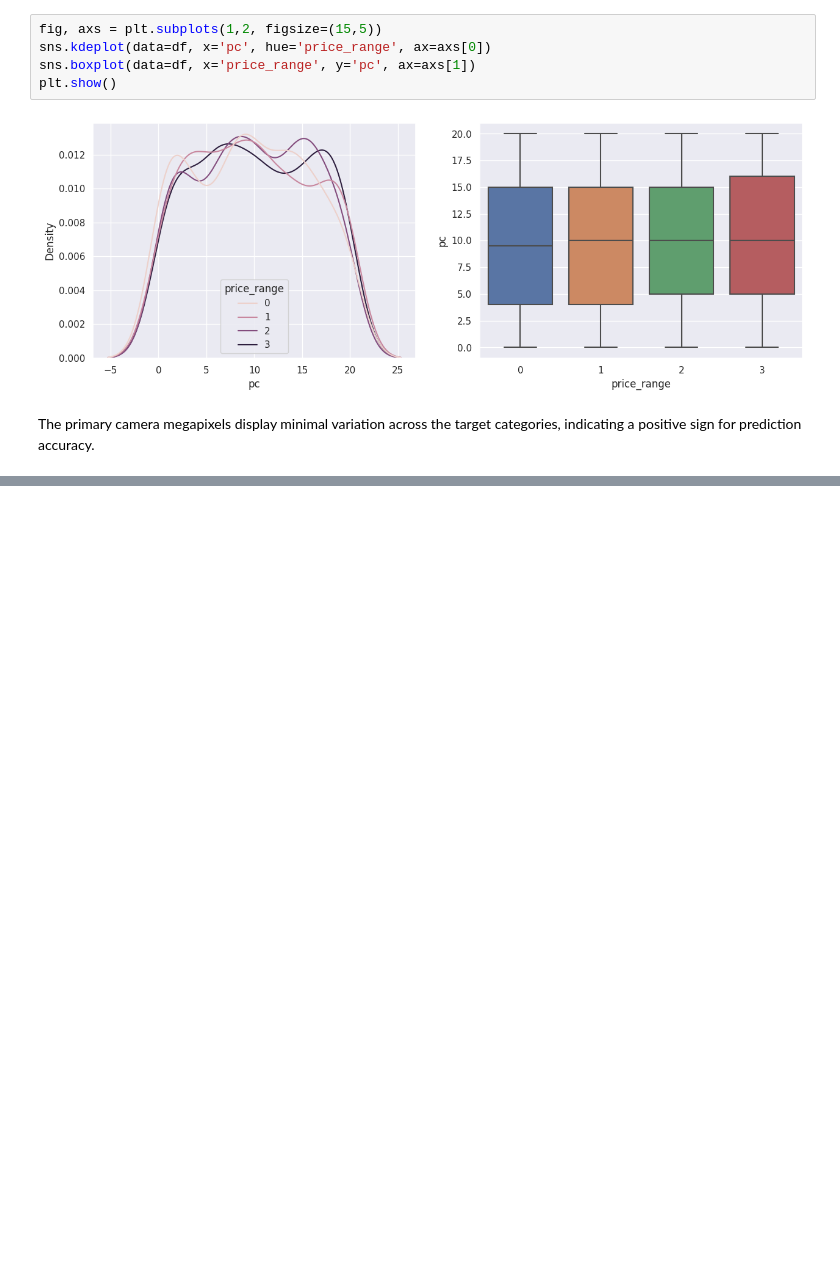
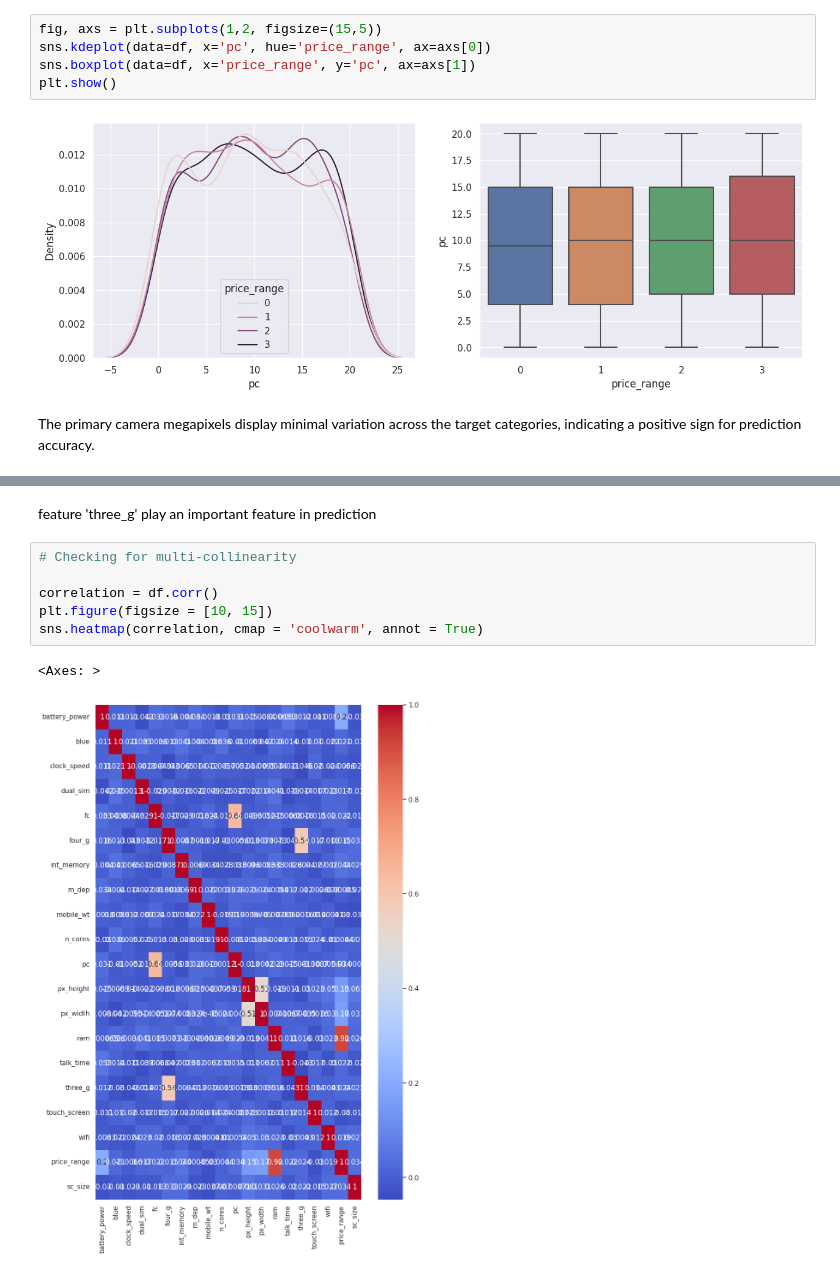
Before and after one commit to VishalKamde/Classification-Project, a Jupyter notebook: Mobile_Price_Range_Prediction_Vishal_Kamde.ipynb, the cells around one changed output, grey strips where cells are left out. Cells and saved outputs as stored; diff of their text form; blank space fills up the shorter version.

```diff
--- a/Mobile_Price_Range_Prediction_Vishal_Kamde.ipynb
+++ b/Mobile_Price_Range_Prediction_Vishal_Kamde.ipynb
@@ -345,0 +398,11 @@ The primary camera megapixels display minimal variation across the target catego
+# %% [markdown]
+feature 'three_g' play an important feature in prediction
+# %%
+# Checking for multi-collinearity
+
+correlation = df.corr()
+plt.figure(figsize = [10, 15])
+sns.heatmap(correlation, cmap = 'coolwarm', annot = True)
+# %% [output]
+<Axes: >
+[figure, added]
```
Also changed, not shown: parts of 13 cells of this notebook.
